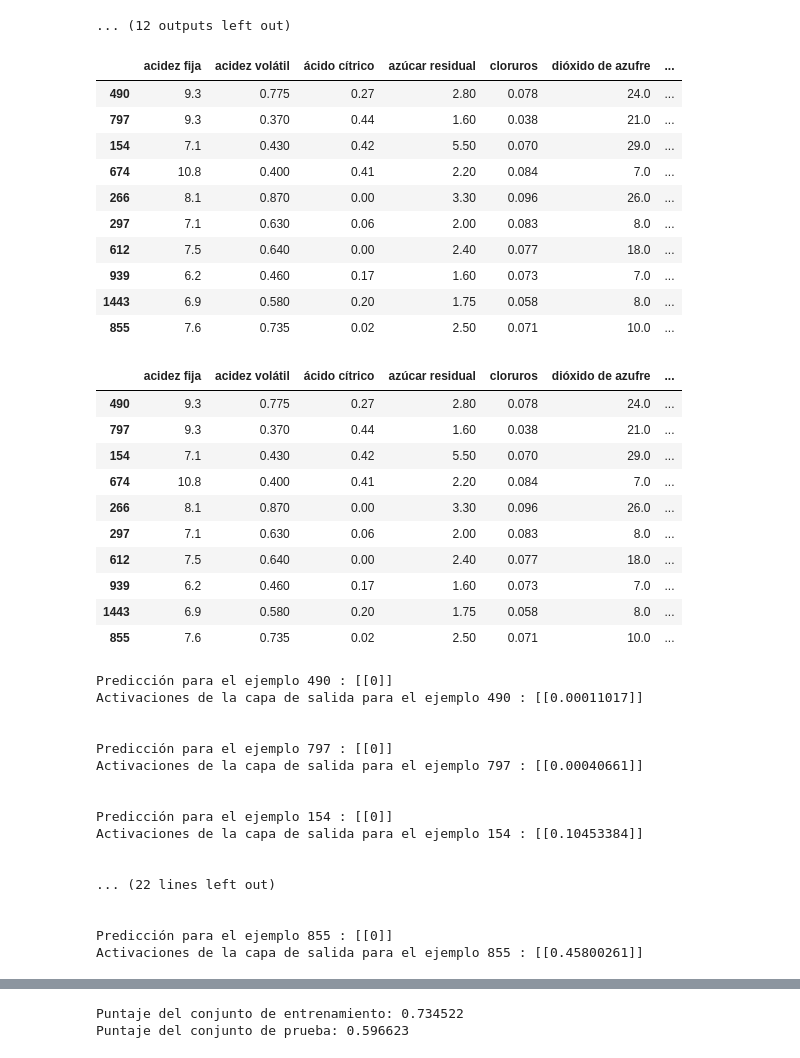
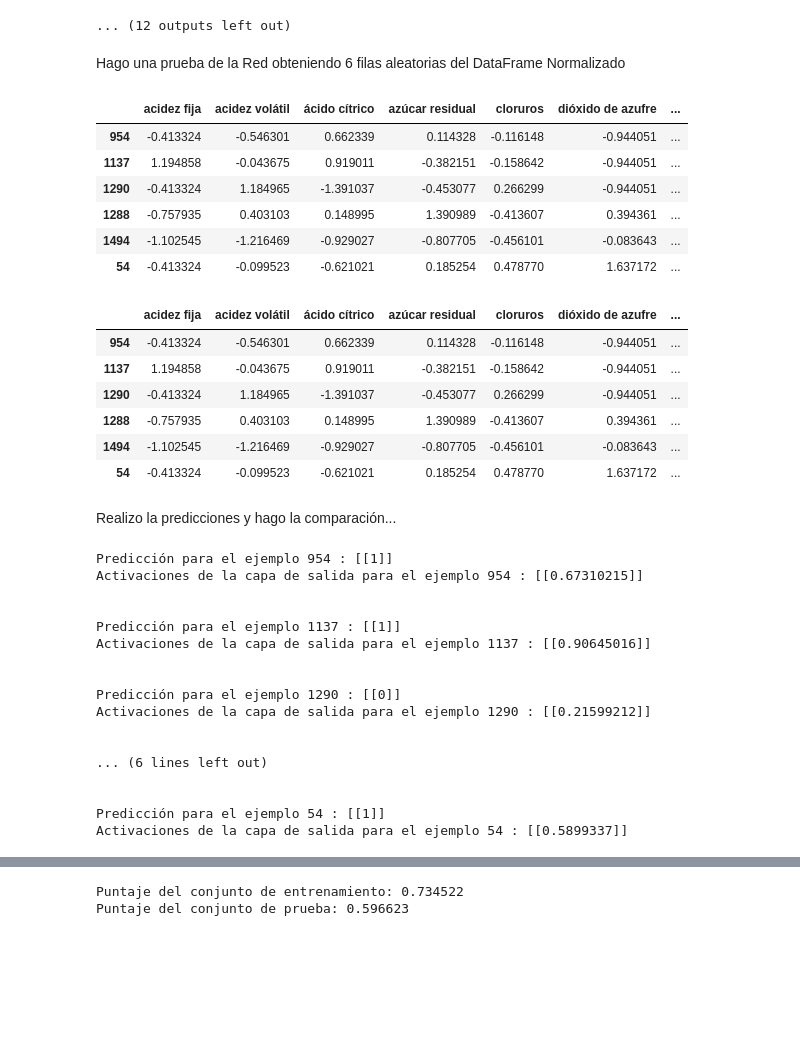
Before and after one commit to SRodriguezSpina/TP-RedNeuronal, a Jupyter notebook: Red Neuronal TP/RedNeuronal.ipynb, the cells around one changed output, grey strips where cells are left out. Cells and saved outputs as stored; diff of their text form; code cells hidden in the pictures; blank space fills up the shorter version.

```diff
--- a/Red Neuronal TP/RedNeuronal.ipynb
+++ b/Red Neuronal TP/RedNeuronal.ipynb
@@ -551,38 +558,34 @@ n_train=1066
 n_test=533
 [0.80619399]
 ... (12 outputs left out)
+# %% [markdown]
+Hago una prueba de la Red obteniendo 6 filas aleatorias del DataFrame Normalizado
 # %%
 etiquetas = ['acidez fija', 'acidez volátil', 'ácido cítrico', 'azúcar residual', 'cloruros', 'dióxido de azufre',
               'dióxido de azufre total', 'densidad', 'pH', 'sulfatos', 'alcohol', 'calidad']
-filas_aleatorias = df[etiquetas].sample(n=10)  # Obtener 10 filas aleatorias solo para las columnas especificadas en 'data'
+filas_aleatorias = df_n[etiquetas].sample(n=6)  # Obtener 6 filas aleatorias solo para las columnas especificadas en 'data'
 filas_aleatorias2 = filas_aleatorias.loc[:, filas_aleatorias.columns[:-1]]
 filas_aleatorias
 # %% [output]
 |  | acidez fija | acidez volátil | ácido cítrico | azúcar residual | cloruros | dióxido de azufre | ... |
-| 490 | 9.3 | 0.775 | 0.27 | 2.80 | 0.078 | 24.0 | ... |
-| 797 | 9.3 | 0.370 | 0.44 | 1.60 | 0.038 | 21.0 | ... |
-| 154 | 7.1 | 0.430 | 0.42 | 5.50 | 0.070 | 29.0 | ... |
-| 674 | 10.8 | 0.400 | 0.41 | 2.20 | 0.084 | 7.0 | ... |
-| 266 | 8.1 | 0.870 | 0.00 | 3.30 | 0.096 | 26.0 | ... |
-| 297 | 7.1 | 0.630 | 0.06 | 2.00 | 0.083 | 8.0 | ... |
-| 612 | 7.5 | 0.640 | 0.00 | 2.40 | 0.077 | 18.0 | ... |
-| 939 | 6.2 | 0.460 | 0.17 | 1.60 | 0.073 | 7.0 | ... |
-| 1443 | 6.9 | 0.580 | 0.20 | 1.75 | 0.058 | 8.0 | ... |
-| 855 | 7.6 | 0.735 | 0.02 | 2.50 | 0.071 | 10.0 | ... |
+| 954 | -0.413324 | -0.546301 | 0.662339 | 0.114328 | -0.116148 | -0.944051 | ... |
+| 1137 | 1.194858 | -0.043675 | 0.919011 | -0.382151 | -0.158642 | -0.944051 | ... |
+| 1290 | -0.413324 | 1.184965 | -1.391037 | -0.453077 | 0.266299 | -0.944051 | ... |
+| 1288 | -0.757935 | 0.403103 | 0.148995 | 1.390989 | -0.413607 | 0.394361 | ... |
+| 1494 | -1.102545 | -1.216469 | -0.929027 | -0.807705 | -0.456101 | -0.083643 | ... |
+| 54 | -0.413324 | -0.099523 | -0.621021 | 0.185254 | 0.478770 | 1.637172 | ... |
 # %%
 filas_aleatorias2
 # %% [output]
 |  | acidez fija | acidez volátil | ácido cítrico | azúcar residual | cloruros | dióxido de azufre | ... |
-| 490 | 9.3 | 0.775 | 0.27 | 2.80 | 0.078 | 24.0 | ... |
-| 797 | 9.3 | 0.370 | 0.44 | 1.60 | 0.038 | 21.0 | ... |
-| 154 | 7.1 | 0.430 | 0.42 | 5.50 | 0.070 | 29.0 | ... |
-| 674 | 10.8 | 0.400 | 0.41 | 2.20 | 0.084 | 7.0 | ... |
-| 266 | 8.1 | 0.870 | 0.00 | 3.30 | 0.096 | 26.0 | ... |
-| 297 | 7.1 | 0.630 | 0.06 | 2.00 | 0.083 | 8.0 | ... |
-| 612 | 7.5 | 0.640 | 0.00 | 2.40 | 0.077 | 18.0 | ... |
-| 939 | 6.2 | 0.460 | 0.17 | 1.60 | 0.073 | 7.0 | ... |
-| 1443 | 6.9 | 0.580 | 0.20 | 1.75 | 0.058 | 8.0 | ... |
-| 855 | 7.6 | 0.735 | 0.02 | 2.50 | 0.071 | 10.0 | ... |
+| 954 | -0.413324 | -0.546301 | 0.662339 | 0.114328 | -0.116148 | -0.944051 | ... |
+| 1137 | 1.194858 | -0.043675 | 0.919011 | -0.382151 | -0.158642 | -0.944051 | ... |
+| 1290 | -0.413324 | 1.184965 | -1.391037 | -0.453077 | 0.266299 | -0.944051 | ... |
+| 1288 | -0.757935 | 0.403103 | 0.148995 | 1.390989 | -0.413607 | 0.394361 | ... |
+| 1494 | -1.102545 | -1.216469 | -0.929027 | -0.807705 | -0.456101 | -0.083643 | ... |
+| 54 | -0.413324 | -0.099523 | -0.621021 | 0.185254 | 0.478770 | 1.637172 | ... |
+# %% [markdown]
+Realizo la predicciones y hago la comparación...
 # %%
 for index, row in filas_aleatorias2.iterrows():
     ejemplo_actual = row.values.reshape(1, -1)  # Convertir la fila en una matriz de una sola fila
@@ -590,35 +593,32 @@ for index, row in filas_aleatorias2.iterrows():
     # Propagar hacia adelante el ejemplo actual a través de la red neuronal
     Z1_new, A1_new, Z2_new, A2_new = forward_prop(ejemplo_actual.transpose())
 
-    # Obtener la predicción (0 para vino tinto y 1 para vino blanco) usando un umbral de 0.5
+    # Obtener la predicción (0: baja calidad y 1: alta calidad) usando un umbral de 0.5
 
     prediccion_actual = (A2_new > 0.5).astype(int)
 
-    # Mostrar la predicción actual
-    #print(ejemplo_actual)
-    #print(" ")
     print("Predicción para el ejemplo", index, ":", prediccion_actual)
     print("Activaciones de la capa de salida para el ejemplo", index, ":", A2_new)
     print(" ")
     print(" ")
 # %% [output]
-Predicción para el ejemplo 490 : [[0]]
-Activaciones de la capa de salida para el ejemplo 490 : [[0.00011017]]
+Predicción para el ejemplo 954 : [[1]]
+Activaciones de la capa de salida para el ejemplo 954 : [[0.67310215]]
 
 
-Predicción para el ejemplo 797 : [[0]]
-Activaciones de la capa de salida para el ejemplo 797 : [[0.00040661]]
+Predicción para el ejemplo 1137 : [[1]]
+Activaciones de la capa de salida para el ejemplo 1137 : [[0.90645016]]
 
 
-Predicción para el ejemplo 154 : [[0]]
-Activaciones de la capa de salida para el ejemplo 154 : [[0.10453384]]
+Predicción para el ejemplo 1290 : [[0]]
+Activaciones de la capa de salida para el ejemplo 1290 : [[0.21599212]]
 
 
-... (22 lines left out)
+... (6 lines left out)
 
 
-Predicción para el ejemplo 855 : [[0]]
-Activaciones de la capa de salida para el ejemplo 855 : [[0.45800261]]
+Predicción para el ejemplo 54 : [[1]]
+Activaciones de la capa de salida para el ejemplo 54 : [[0.5899337]]
 # %%
 import matplotlib.pyplot as plt
 
```
Also changed, not shown: parts of 14 cells of this notebook.
